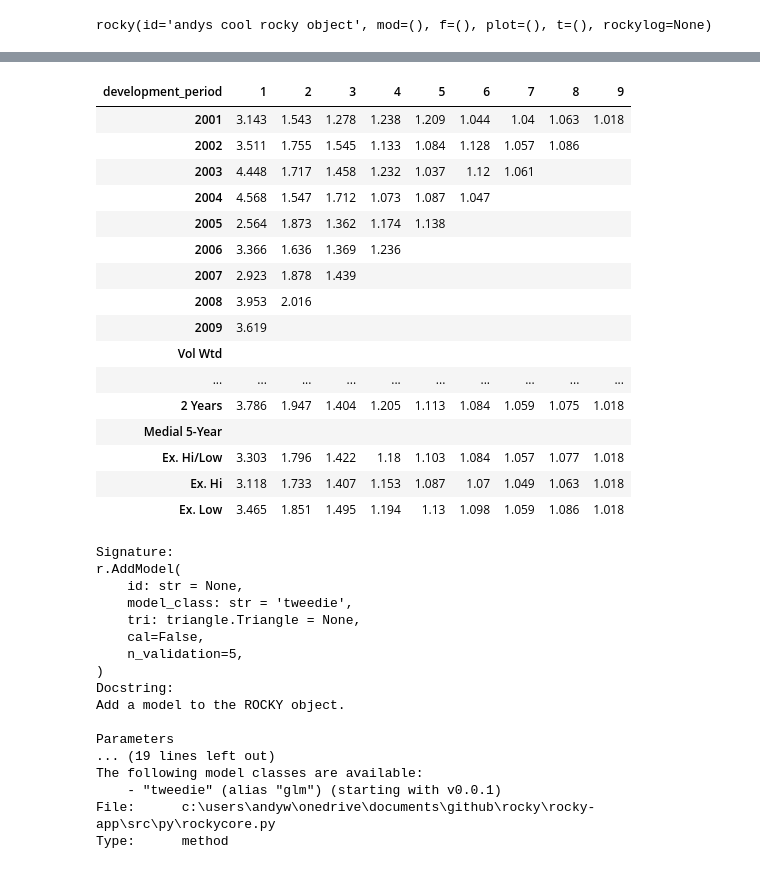
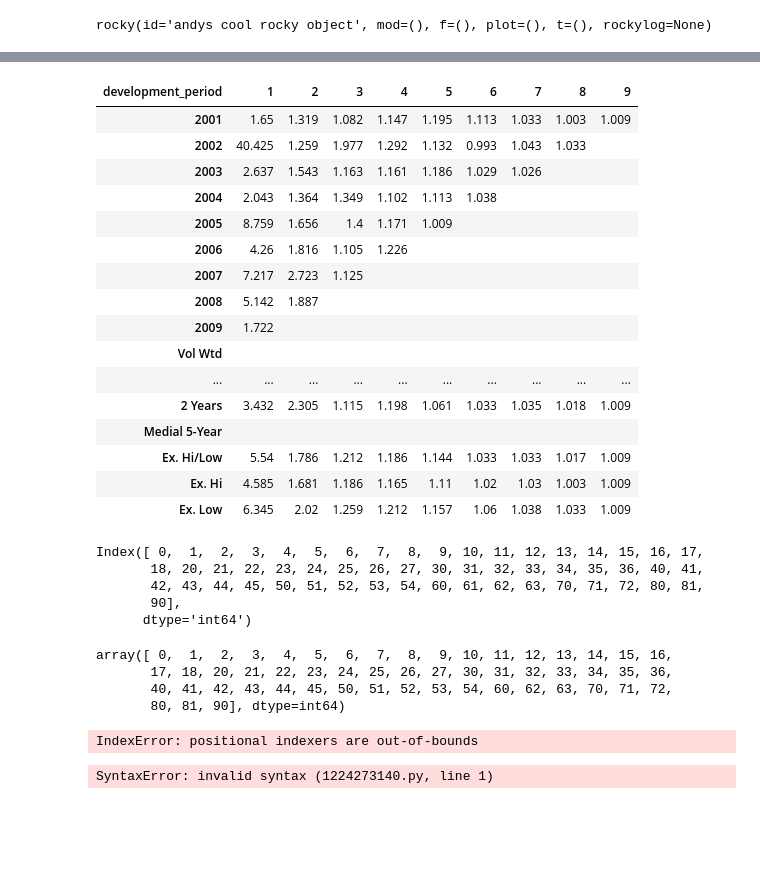
Before and after one commit to rocky-reserving/rocky, a Jupyter notebook: rocky-app/ROCKY Demo.ipynb, the cells around one changed output, grey strips where cells are left out. Drawn from its saved outputs; the diff is of its cells as text; code cells hidden in the pictures; blank space fills up the shorter version.

```diff
--- a/rocky-app/ROCKY Demo.ipynb
+++ b/rocky-app/ROCKY Demo.ipynb
@@ -80,46 +83,50 @@ r.paid_loss.X_base.head(10)
 | 9 | 1 | 1 | 1 | 1 | 1 | ... |
 # %%
 # quick ATA factor summary
-r.paid_loss.ata_summary()
+r.rpt_loss.ata_summary()
 # %% [output]
 | development_period | 1 | 2 | 3 | 4 | 5 | 6 | 7 | 8 | 9 |
-| 2001 | 3.143 | 1.543 | 1.278 | 1.238 | 1.209 | 1.044 | 1.04 | 1.063 | 1.018 |
-| 2002 | 3.511 | 1.755 | 1.545 | 1.133 | 1.084 | 1.128 | 1.057 | 1.086 |  |
-| 2003 | 4.448 | 1.717 | 1.458 | 1.232 | 1.037 | 1.12 | 1.061 |  |  |
-| 2004 | 4.568 | 1.547 | 1.712 | 1.073 | 1.087 | 1.047 |  |  |  |
-| 2005 | 2.564 | 1.873 | 1.362 | 1.174 | 1.138 |  |  |  |  |
-| 2006 | 3.366 | 1.636 | 1.369 | 1.236 |  |  |  |  |  |
-| 2007 | 2.923 | 1.878 | 1.439 |  |  |  |  |  |  |
-| 2008 | 3.953 | 2.016 |  |  |  |  |  |  |  |
-| 2009 | 3.619 |  |  |  |  |  |  |  |  |
+| 2001 | 1.65 | 1.319 | 1.082 | 1.147 | 1.195 | 1.113 | 1.033 | 1.003 | 1.009 |
+| 2002 | 40.425 | 1.259 | 1.977 | 1.292 | 1.132 | 0.993 | 1.043 | 1.033 |  |
+| 2003 | 2.637 | 1.543 | 1.163 | 1.161 | 1.186 | 1.029 | 1.026 |  |  |
+| 2004 | 2.043 | 1.364 | 1.349 | 1.102 | 1.113 | 1.038 |  |  |  |
+| 2005 | 8.759 | 1.656 | 1.4 | 1.171 | 1.009 |  |  |  |  |
+| 2006 | 4.26 | 1.816 | 1.105 | 1.226 |  |  |  |  |  |
+| 2007 | 7.217 | 2.723 | 1.125 |  |  |  |  |  |  |
+| 2008 | 5.142 | 1.887 |  |  |  |  |  |  |  |
+| 2009 | 1.722 |  |  |  |  |  |  |  |  |
 | Vol Wtd |  |  |  |  |  |  |  |  |  |
 | ... | ... | ... | ... | ... | ... | ... | ... | ... | ... |
-| 2 Years | 3.786 | 1.947 | 1.404 | 1.205 | 1.113 | 1.084 | 1.059 | 1.075 | 1.018 |
+| 2 Years | 3.432 | 2.305 | 1.115 | 1.198 | 1.061 | 1.033 | 1.035 | 1.018 | 1.009 |
 | Medial 5-Year |  |  |  |  |  |  |  |  |  |
-| Ex. Hi/Low | 3.303 | 1.796 | 1.422 | 1.18 | 1.103 | 1.084 | 1.057 | 1.077 | 1.018 |
-| Ex. Hi | 3.118 | 1.733 | 1.407 | 1.153 | 1.087 | 1.07 | 1.049 | 1.063 | 1.018 |
-| Ex. Low | 3.465 | 1.851 | 1.495 | 1.194 | 1.13 | 1.098 | 1.059 | 1.086 | 1.018 |
+| Ex. Hi/Low | 5.54 | 1.786 | 1.212 | 1.186 | 1.144 | 1.033 | 1.033 | 1.017 | 1.009 |
+| Ex. Hi | 4.585 | 1.681 | 1.186 | 1.165 | 1.11 | 1.02 | 1.03 | 1.003 | 1.009 |
+| Ex. Low | 6.345 | 2.02 | 1.259 | 1.212 | 1.157 | 1.06 | 1.038 | 1.033 | 1.009 |
 # %%
 # Triangle data type actually has a robust chain-ladder implementation that can be accessed
 
 # this isn't important for right now, but it is there and it works well
+# %%
+r.rpt_loss.X_base.loc[r.rpt_loss.X_base.is_observed.eq(1)].index
+# %% [output]
+Index([ 0,  1,  2,  3,  4,  5,  6,  7,  8,  9, 10, 11, 12, 13, 14, 15, 16, 17,
+       18, 20, 21, 22, 23, 24, 25, 26, 27, 30, 31, 32, 33, 34, 35, 36, 40, 41,
+       42, 43, 44, 45, 50, 51, 52, 53, 54, 60, 61, 62, 63, 70, 71, 72, 80, 81,
+       90],
+      dtype='int64')
+# %%
+r.rpt_loss.positive_y
+# %% [output]
+array([ 0,  1,  2,  3,  4,  5,  6,  7,  8,  9, 10, 11, 12, 13, 14, 15, 16,
+       17, 18, 20, 21, 22, 23, 24, 25, 26, 27, 30, 31, 32, 33, 34, 35, 36,
+       40, 41, 42, 43, 44, 45, 50, 51, 52, 53, 54, 60, 62, 63, 70, 71, 72,
+       80, 81, 90], dtype=int64)
+# %%
+# now add a GLM model to the triangle:
+r.AddModel('tweedie', 'tweedie', 'rpt_loss')
+# %% [output]
+IndexError: positional indexers are out-of-bounds
 # %%
-r.AddModel?
+r.
 # %% [output]
-Signature:
-r.AddModel(
-    id: str = None,
-    model_class: str = 'tweedie',
-    tri: triangle.Triangle = None,
-    cal=False,
-    n_validation=5,
-)
-Docstring:
-Add a model to the ROCKY object.
-
-Parameters
-... (19 lines left out)
-The following model classes are available:
-    - "tweedie" (alias "glm") (starting with v0.0.1)
-File:      c:\users\andyw\onedrive\documents\github\rocky\rocky-app\src\py\rockycore.py
-Type:      method
+SyntaxError: invalid syntax (1224273140.py, line 1)
```
Also changed, not shown: parts of 35 cells of this notebook, 13 other files.
